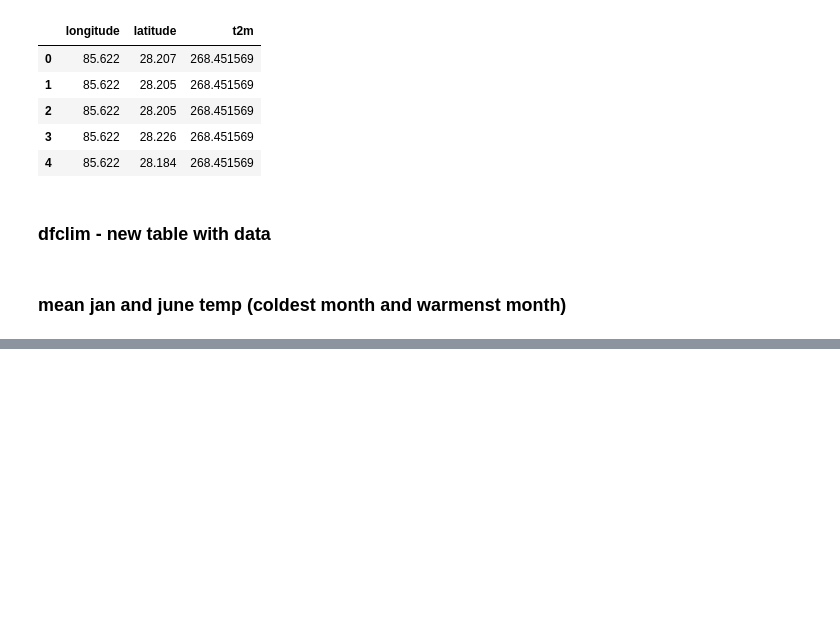
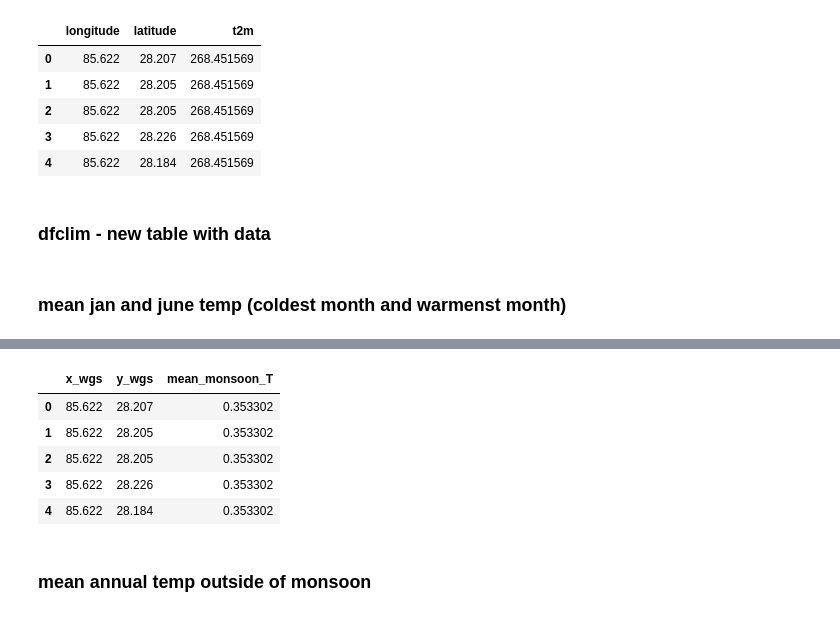
Before and after one commit to varyabazilova/alluvialfans, a Jupyter notebook: 10_datawrangl_formodel!!/morphometry_and_climates.ipynb, the cells around one changed output, grey strips where cells are left out. Cells and saved outputs as stored; diff of their text form; code cells hidden in the pictures; blank space fills up the shorter version.

Commit message:
monsoon temp

```diff
--- a/10_datawrangl_formodel!!/morphometry_and_climates.ipynb
+++ b/10_datawrangl_formodel!!/morphometry_and_climates.ipynb
@@ -345,0 +371,3 @@ dfclim = dfclim.merge(meanmonth_jul_sel_df, on=['x_wgs', 'y_wgs'], how='left').d
+# %%
+%%time
+dsmonsoon_mean = dsmonsoon.mean(dim = 'time')
@@ -345,0 +384,27 @@ dfclim = dfclim.merge(meanmonth_jul_sel_df, on=['x_wgs', 'y_wgs'], how='left').d
+# %%
+# select coordinates:
+
+# select coordinates first
+
+lats = df.y_wgs
+lons = df.x_wgs
+
+dsmonsoon_mean_sel = dsmonsoon_mean.sel(latitude = lats, longitude = lons, method = 'nearest')
+
+
+# overwrite the coordinates for them to match: (ovewrite dimentions)
+dsmonsoon_mean_sel['longitude'] = lons.values # x_wgs
+dsmonsoon_mean_sel['latitude']= lats.values   # y_wgs
+# %%
+%%time
+
+# to data frame
+dsmonsoon_mean_sel_df = dsmonsoon_mean_sel.to_dataframe().reset_index()
+#rename:
+dsmonsoon_mean_sel_df = dsmonsoon_mean_sel_df.rename(columns = {'longitude':'x_wgs', 'latitude':'y_wgs'})
+# convert from K to C
+dsmonsoon_mean_sel_df['t2m'] = dsmonsoon_mean_sel_df.t2m -273.15
+#rename column:
+dsmonsoon_mean_sel_df = dsmonsoon_mean_sel_df.rename(columns = {'t2m':'mean_monsoon_T'})
+# drop month
+# meanmonth_jan_sel_df = meanmonth_jan_sel_df.drop('month', axis = 1)
@@ -345,0 +414,9 @@ dfclim = dfclim.merge(meanmonth_jul_sel_df, on=['x_wgs', 'y_wgs'], how='left').d
+# %%
+dsmonsoon_mean_sel_df.head()
+# %% [output]
+|  | x_wgs | y_wgs | mean_monsoon_T |
+| 0 | 85.622 | 28.207 | 0.353302 |
+| 1 | 85.622 | 28.205 | 0.353302 |
+| 2 | 85.622 | 28.205 | 0.353302 |
+| 3 | 85.622 | 28.226 | 0.353302 |
+| 4 | 85.622 | 28.184 | 0.353302 |
@@ -345,0 +430,2 @@ dfclim = dfclim.merge(meanmonth_jul_sel_df, on=['x_wgs', 'y_wgs'], how='left').d
+# %% [markdown]
+### mean annual temp outside of monsoon
```
Also changed, not shown: parts of 25 cells of this notebook, 2 other files.
